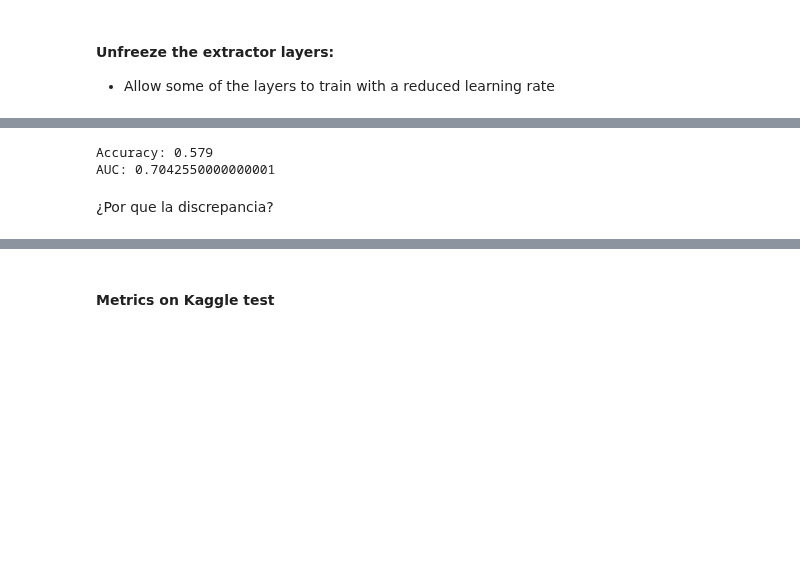
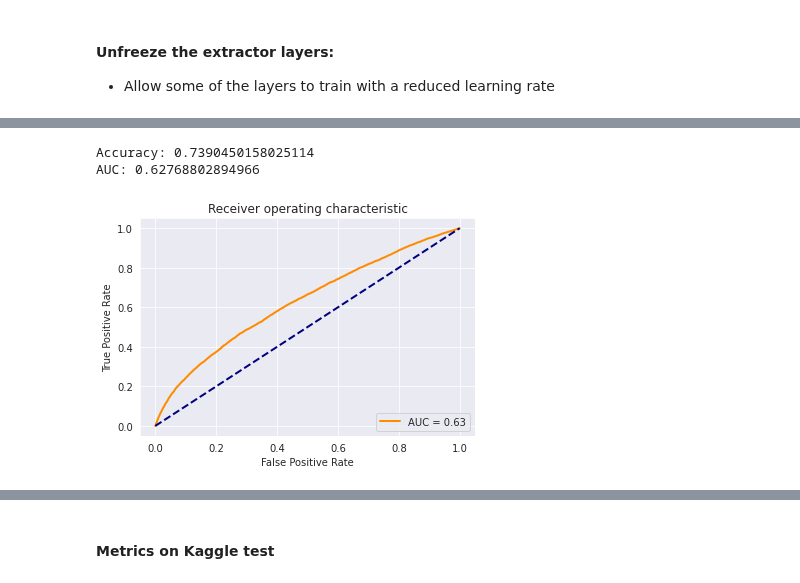
Before and after one commit to jmarrietar/ocular, a Jupyter notebook: Notebooks/transfer_learning_fine_tunning.ipynb, the cells around one changed output, grey strips where cells are left out. Cells and saved outputs as stored; diff of their text form; code cells hidden in the pictures; blank space fills up the shorter version.

```diff
--- a/Notebooks/transfer_learning_fine_tunning.ipynb
+++ b/Notebooks/transfer_learning_fine_tunning.ipynb
@@ -293,7 +294,7 @@ Epoch 20/20
 threshold = 0.5
 img_iter_val_0, img_iter_val_1 = itertools.tee(train_generator2, 2)
 y_true = train_generator2.classes
-y_pred_prob_visual = visual_model.predict_generator(train_generator2,verbose=1,workers=0)
+y_pred_prob_visual = visual_model.predict(train_generator2,verbose=1,workers=0)
 y_pred_prob_visual = np.hstack(y_pred_prob_visual)
 #y_pred = (y_pred_prob_visual> threshold).astype('int')
 # %% [output]
@@ -301,10 +302,24 @@ y_pred_prob_visual = np.hstack(y_pred_prob_visual)
 # %%
 y_pred = (y_pred_prob_visual> threshold).astype('int')
 # %%
+fpr, tpr, thresholds = metrics.roc_curve(y_true, y_pred_prob_visual, pos_label=1)
+cm=metrics.confusion_matrix(y_true, y_pred)
 print('Accuracy: {}'.format(accuracy_score(y_true, y_pred)))
+auc = roc_auc_score(y_true, y_pred_prob_visual)
 print('AUC: {}'.format(roc_auc_score(y_true, y_pred_prob_visual)))
 # %% [output]
-Accuracy: 0.579
-AUC: 0.7042550000000001
+Accuracy: 0.7390450158025114
+AUC: 0.62768802894966
-# %% [markdown]
-¿Por que la discrepancia?
+# %%
+lw = 2
+sns.set_style({'axes.grid' : False})
+sns.set_style("darkgrid")
+ax = sns.lineplot(fpr, tpr, color='darkorange',
+         lw=lw, label='AUC = %0.2f' % auc)
+plt.plot([0, 1], [0, 1], color='navy', lw=lw, linestyle='--')
+ax.set_title('Receiver operating characteristic')
+ax.set(xlabel='False Positive Rate', ylabel='True Positive Rate')
+plt.legend(loc="lower right")
+plt.show()
+# %% [output]
+[figure, added]
```
Also changed, not shown: parts of 20 cells of this notebook.
